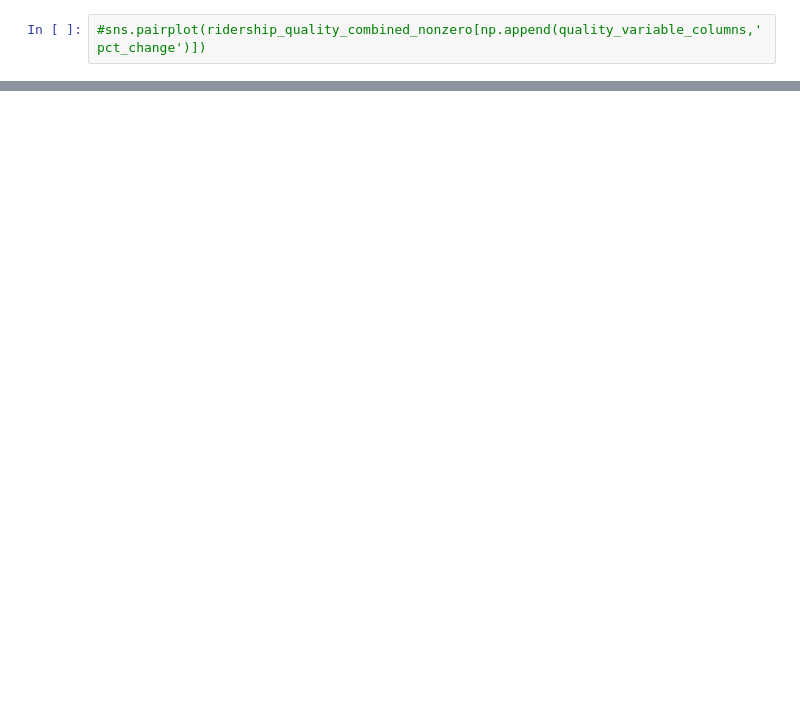
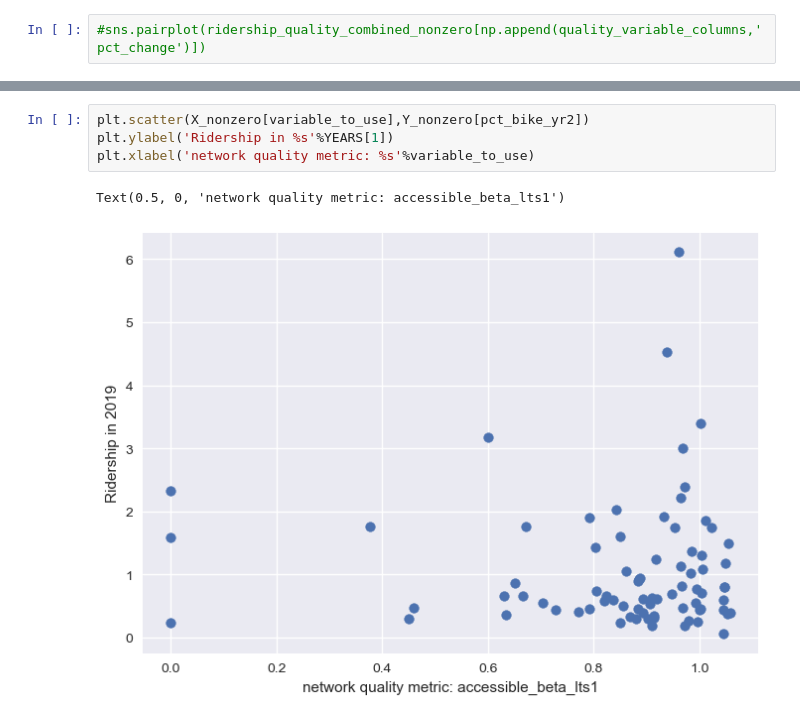
Before and after one commit to mRaffill/low_stress_network_quality, a Jupyter notebook: vis_ridership_pct.ipynb, the cells around one changed output, grey strips where cells are left out. Drawn from its saved outputs; the diff is of its cells as text; blank space fills up the shorter version.

```diff
--- a/vis_ridership_pct.ipynb
+++ b/vis_ridership_pct.ipynb
@@ -225,0 +222,7 @@ Text(0.5, 0, 'network quality metric: accessible_beta_lts1')
+# %%
+plt.scatter(X_nonzero[variable_to_use],Y_nonzero[pct_bike_yr2])
+plt.ylabel('Ridership in %s'%YEARS[1])
+plt.xlabel('network quality metric: %s'%variable_to_use)
+# %% [output]
+Text(0.5, 0, 'network quality metric: accessible_beta_lts1')
+[figure, added]
```
Also changed, not shown: parts of 20 cells of this notebook.
